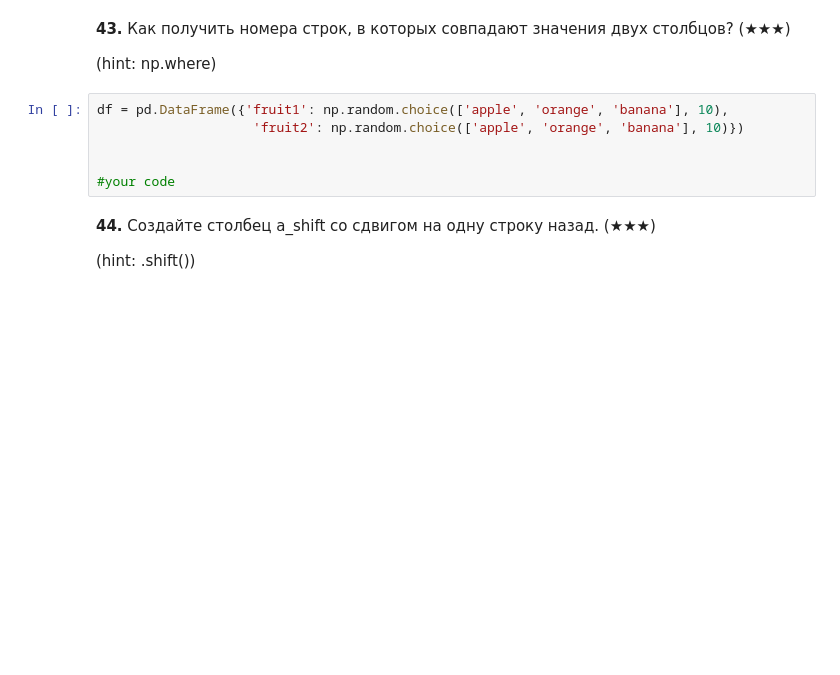
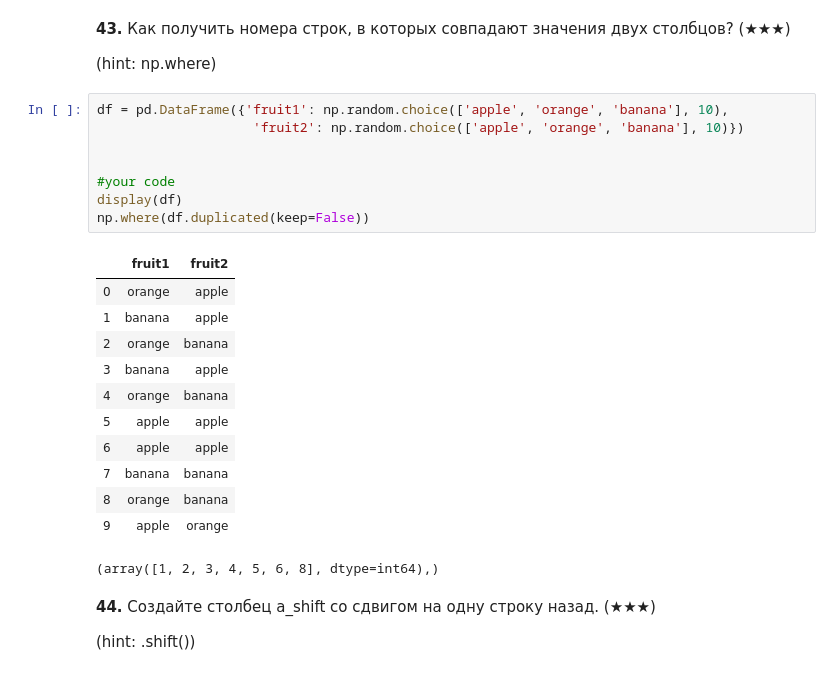
Before and after one commit to sarvensis/spython, a Jupyter notebook: semesterNo2/Homework1ML.ipynb, the cells around one changed output. Cells and saved outputs as stored; diff of their text form; blank space fills up the shorter version.

```diff
--- a/semesterNo2/Homework1ML.ipynb
+++ b/semesterNo2/Homework1ML.ipynb
@@ -946,9 +967,24 @@ df2 = pd.DataFrame({'fruit': ['apple', 'orange', 'pine'] * 2,
 # %%
 df = pd.DataFrame({'fruit1': np.random.choice(['apple', 'orange', 'banana'], 10),
                     'fruit2': np.random.choice(['apple', 'orange', 'banana'], 10)})
 
 
 #your code
+display(df)
+np.where(df.duplicated(keep=False))
+# %% [output]
+|  | fruit1 | fruit2 |
+| 0 | orange | apple |
+| 1 | banana | apple |
+| 2 | orange | banana |
+| 3 | banana | apple |
+| 4 | orange | banana |
+| 5 | apple | apple |
+| 6 | apple | apple |
+| 7 | banana | banana |
+| 8 | orange | banana |
+| 9 | apple | orange |
+(array([1, 2, 3, 4, 5, 6, 8], dtype=int64),)
 # %% [markdown]
 **44\.** Создайте столбец a_shift со сдвигом на одну строку назад. (★★★)
 
```
Also changed, not shown: parts of 7 cells of this notebook.
